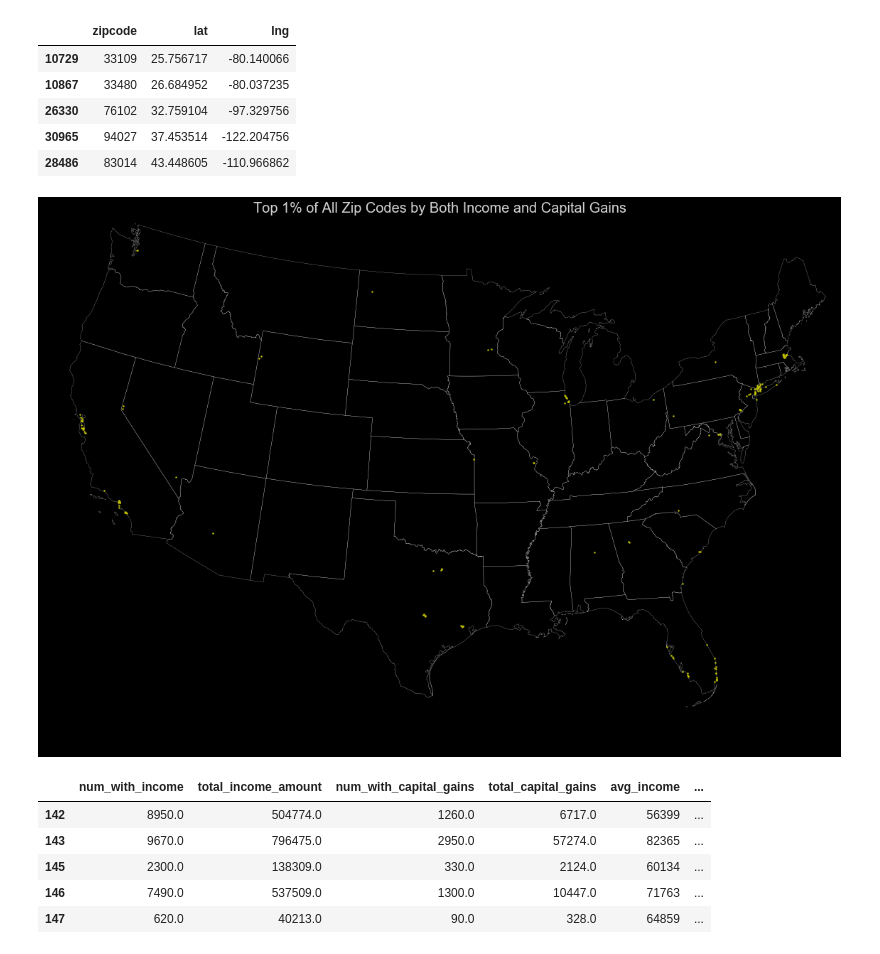
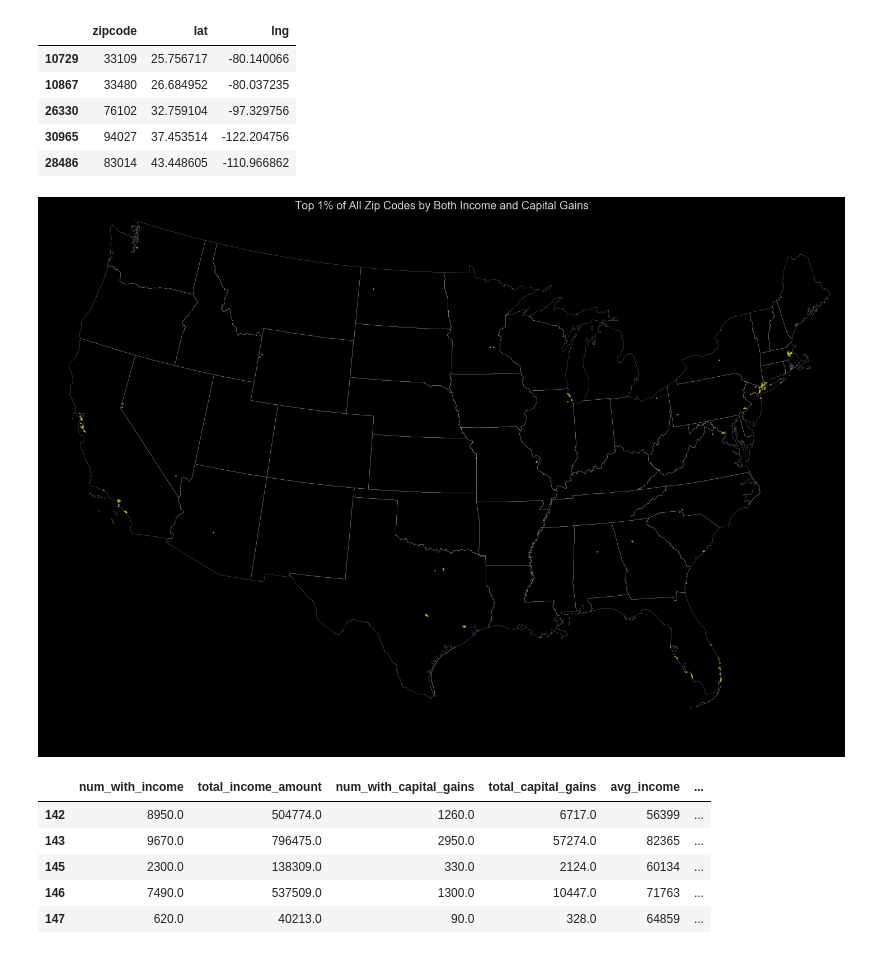
Before and after one commit to bobo333/data-explorations, a Jupyter notebook: chicago_potholes_and_income/Chicago Potholes.ipynb, the cells around one changed output. Cells and saved outputs as stored; diff of their text form; code cells hidden in the pictures.

```diff
--- a/chicago_potholes_and_income/Chicago Potholes.ipynb
+++ b/chicago_potholes_and_income/Chicago Potholes.ipynb
@@ -780,21 +783,23 @@ from mpl_toolkits.basemap import Basemap
 # %%
 with plt.style.context('dark_background'):
     fig = plt.figure(figsize=(20, 20))
     m = Basemap(llcrnrlon=-119, llcrnrlat=20, urcrnrlon=-64, urcrnrlat=49,
                 projection='lcc', lat_1=33, lat_2=45, lon_0=-95)
 
     m.readshapefile('shapefiles/st99_d00', name='states', color='lightgray', drawbounds=True, linewidth=.25);
 
     lats = top_both_lat_lng['lat']
     lons = top_both_lat_lng['lng']
 
     for lat, lon in zip(lats, lons):
         x, y = m(lon, lat)
         m.plot(x, y, '.y', markersize=5)
 
     plt.annotate('Top 1% of All Zip Codes by Both Income and Capital Gains', color='lightgray', xy=(.5, 1), ha='center', xycoords='axes fraction', fontsize=20)
+    fig.tight_layout(pad=0.5)
+    fig.savefig('top_1_pct_income_and_capital_gains.png')
 # %% [output]
-[figure, old version]
+[figure, new version]
 # %%
 zip_code_with_ltln = pd.merge(income_by_zipcode, zip_codes, left_index=True, right_on='zipcode')
 
```
Also changed, not shown: parts of 6 cells of this notebook.
